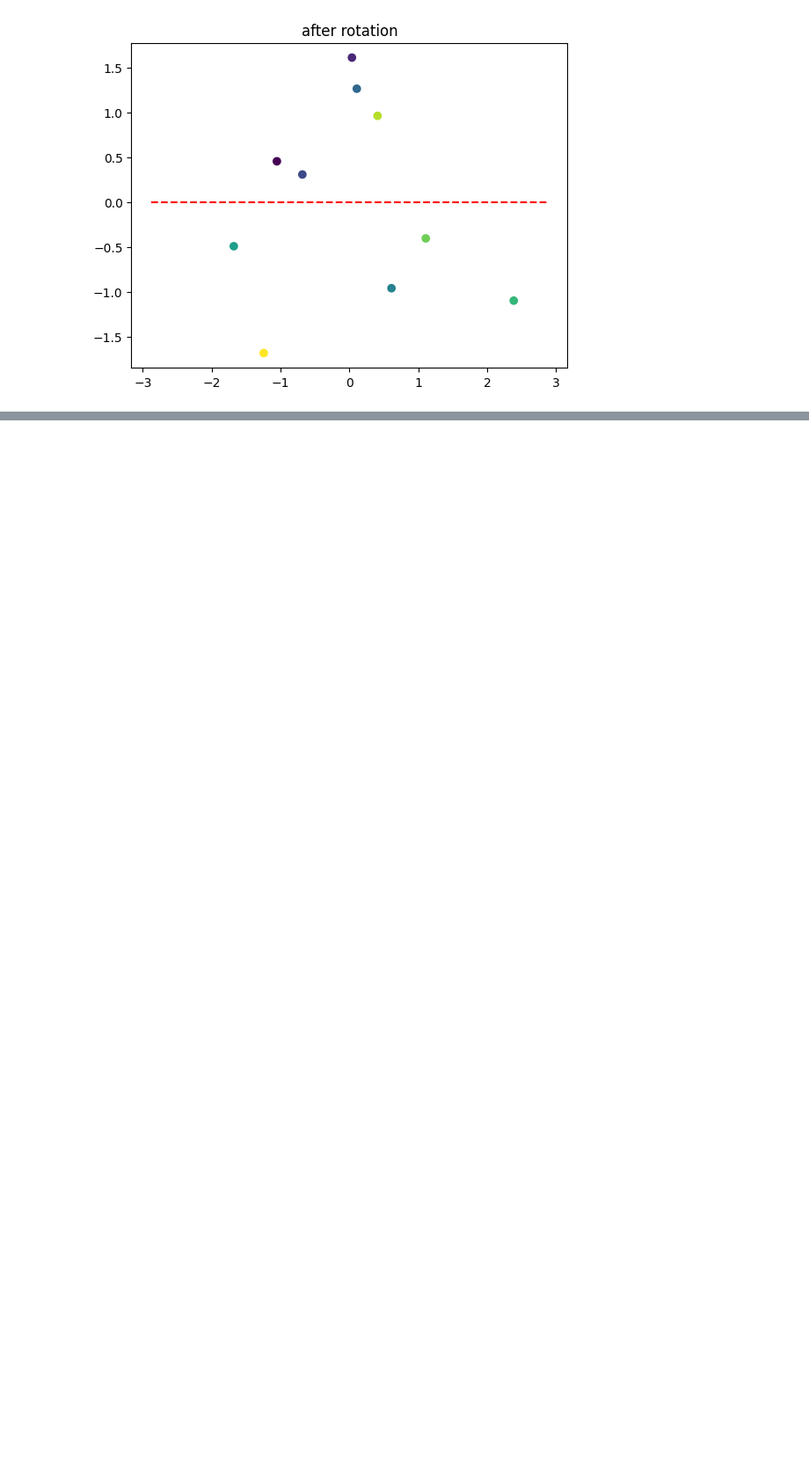
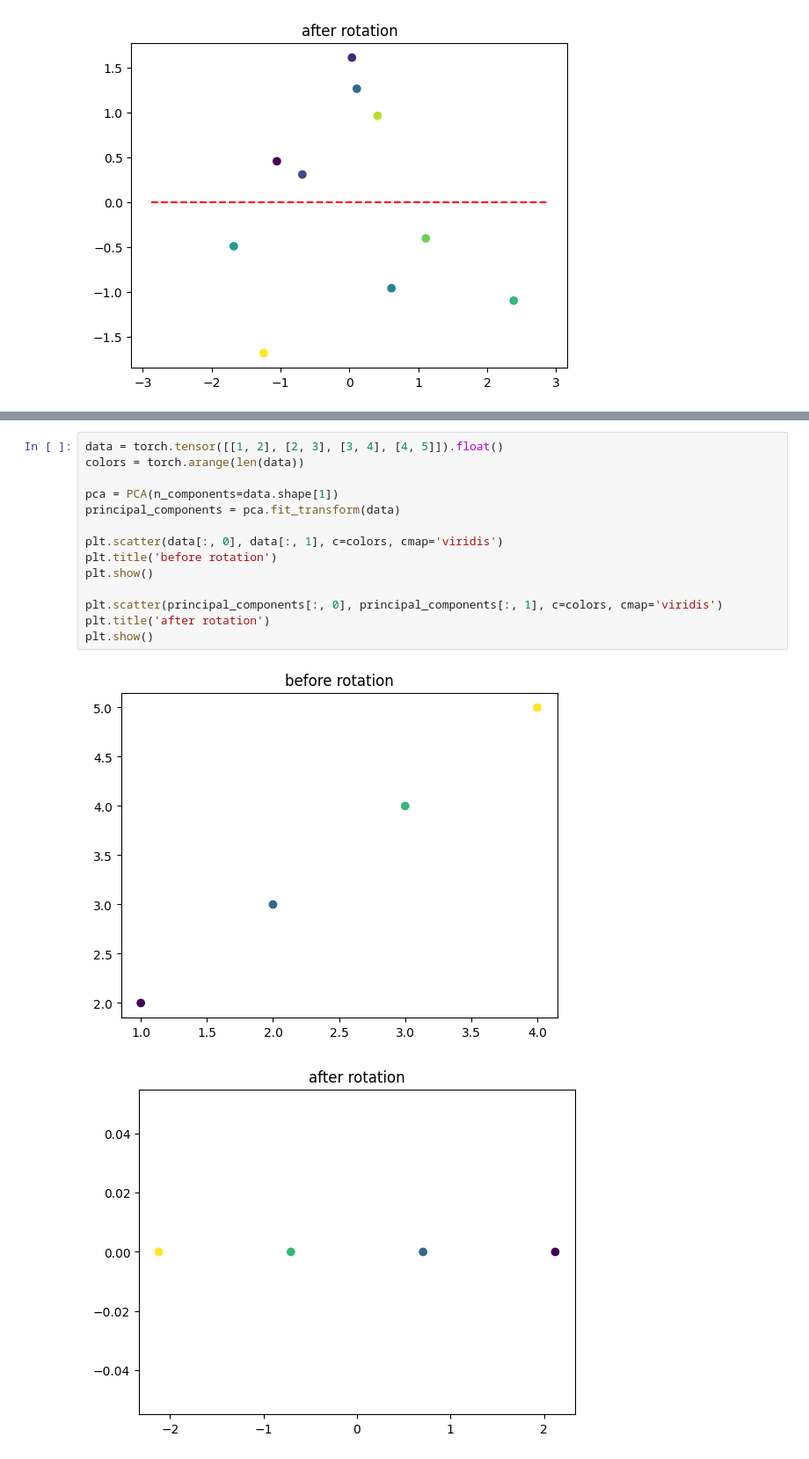
Before and after one commit to peluche/embeddings_necronomicon, a Jupyter notebook: pca.ipynb, the cells around one changed output, grey strips where cells are left out. Shown at 88% size. Cells and saved outputs as stored; diff of their text form; blank space fills up the shorter version.

Commit message:
use sklearn and plot dimensional reduction in 3d 2d 1d

```diff
--- a/pca.ipynb
+++ b/pca.ipynb
@@ -111,0 +118,17 @@ plt.show()
+# %%
+data = torch.tensor([[1, 2], [2, 3], [3, 4], [4, 5]]).float()
+colors = torch.arange(len(data))
+
+pca = PCA(n_components=data.shape[1])
+principal_components = pca.fit_transform(data)
+
+plt.scatter(data[:, 0], data[:, 1], c=colors, cmap='viridis')
+plt.title('before rotation')
+plt.show()
+
+plt.scatter(principal_components[:, 0], principal_components[:, 1], c=colors, cmap='viridis')
+plt.title('after rotation')
+plt.show()
+# %% [output]
+[figure, added]
+[figure, added]
```
Also changed, not shown: parts of 5 cells of this notebook.
